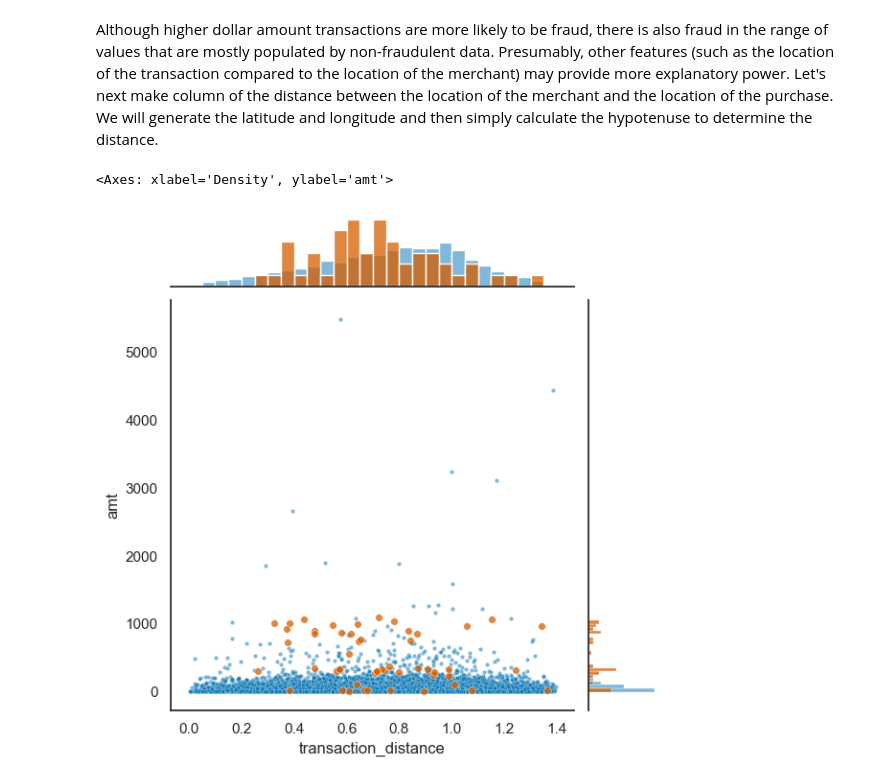
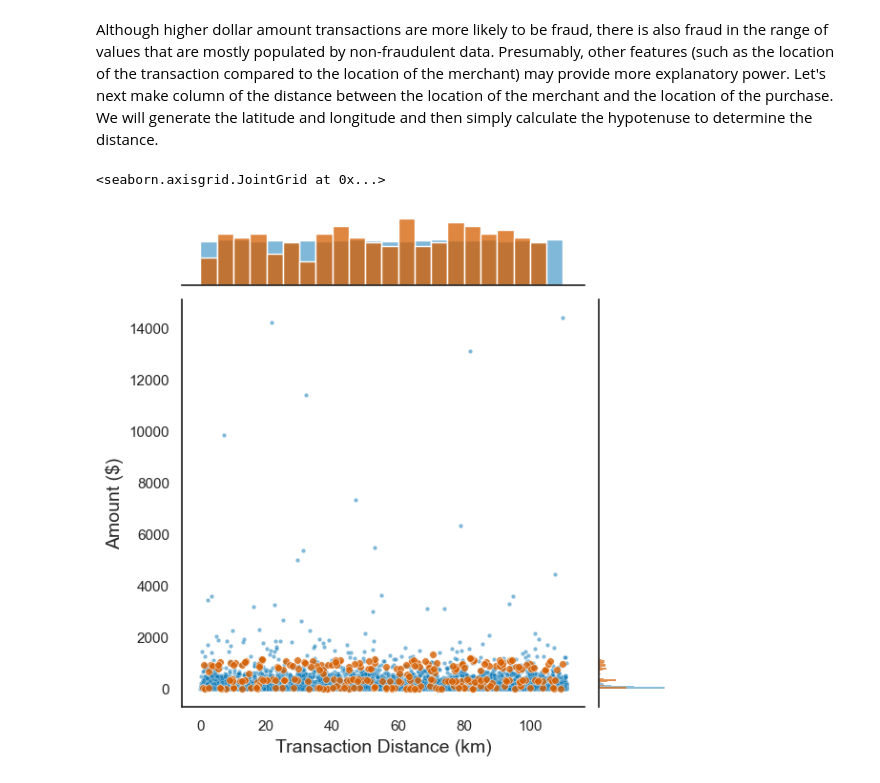
Before and after one commit to obaidkhurram/credit_fraud_detection, a Jupyter notebook: creditfraud.ipynb, the cells around one changed output. Saved outputs shown, nothing was run; the diff lists cells and outputs as text; code cells hidden in the pictures.

```diff
--- a/creditfraud.ipynb
+++ b/creditfraud.ipynb
@@ -7,11 +15,6 @@ This dataset consists of credit card transactions in the western United States.
 # %%
-import pandas as pd
-import numpy as np
-
-import matplotlib.pyplot as plt
-import seaborn as sns
-
-ccf = pd.read_csv('credit_card_fraud.csv')
+# Load data
+ccf = pd.read_csv('credit_card_fraud.csv',parse_dates=['trans_date_trans_time'])
 ccf.head(100)
 
 ccf.info()
@@ -105,15 +125,18 @@ Text(0.5, 1.0, '')
 # %% [markdown]
 Although higher dollar amount transactions are more likely to be fraud, there is also fraud in the range of values that are mostly populated by non-fraudulent data. Presumably, other features (such as the location of the transaction compared to the location of the merchant) may provide more explanatory power. Let's next make column of the distance between the location of the merchant and the location of the purchase. We will generate the latitude and longitude and then simply calculate the hypotenuse to determine the distance.
 # %%
-ccf['lat_diff'] = ccf['lat'] - ccf['merch_lat']
-ccf['lon_diff'] = ccf['long'] - ccf['merch_long']
+# 40,075 km / 360 degrees = 111 km per degree of latitude
+ccf['lat_diff'] = (ccf['lat'] - ccf['merch_lat']) * 111
+# Longitude – conversion to radians and determine the distance based on where you are on earth
+# Note that at the equator, 1 degree = 111 km, same as latitude. However, as you move towards the poles this gets shorter. This latitude difference can be adjusted for in the longitude calculation
+ccf['lon_diff'] = (ccf['long'] - ccf['merch_long']) * np.deg2rad(1) * 111 * np.cos(np.deg2rad(ccf['merch_lat']))
 # Calculate hypotenuse
-ccf['transaction_distance'] = np.sqrt(ccf['lat_diff']**2 + ccf['lon_diff']**2)
-# Stratified sampling
-num_samples = 10000
+ccf['transaction_distance'] = np.sqrt(ccf['lat_diff'] ** 2 + ccf['lon_diff'] ** 2)
+# Stratified sampling to look at representative subset of data.
+num_samples = 50000
 fraud_samples = int(num_samples * percent_fraud/100)
 nonfraud_samples = num_samples - fraud_samples
-
+# Separate fraud and non-fraud
 fraud_sample = ccf[ccf['is_fraud']==1].sample(n=fraud_samples,random_state=21)
 nonfraud_sample = ccf[ccf['is_fraud']==0].sample(n=nonfraud_samples,random_state=21)
 # Concatenate fraud and non-fraud samples
@@ -122,41 +145,41 @@ ccf_sample = pd.concat([fraud_sample,nonfraud_sample])
 sns.set_context('notebook')
 sns.set_style('white')
 g = sns.JointGrid(data=ccf_sample,x='transaction_distance',y='amt',hue='is_fraud',)
-# g = g.plot_joint(sns.scatterplot, alpha=0.5)
-# g = g.plot_marginals(sns.histplot,kde=True)
+
 # Plot non-fraudulent transactions first with smaller points and lower alpha
 sns.scatterplot(data=ccf_sample[ccf_sample['is_fraud'] == 0], x='transaction_distance', y='amt',
                 ax=g.ax_joint, color=nonfraudcolor, alpha=0.5, s=10)
 
-# Overlay with fraudulent transactions with larger points and higher alpha
+# Overlay with fraudulent transactions with larger points and higher alpha for better visibility
 sns.scatterplot(data=ccf_sample[ccf_sample['is_fraud'] == 1], x='transaction_distance', y='amt',
-                ax=g.ax_joint, color=fraudcolor, alpha=0.75, s=30)
+                ax=g.ax_joint, color=fraudcolor, alpha=0.8, s=30)
 
-
+dist_binsize = 5 # in km
 # Plot histograms with density on the margins for non-fraudulent transactions
 sns.histplot(data=ccf_sample[ccf_sample['is_fraud'] == 0],
              x='transaction_distance',
              ax=g.ax_marg_x,
              stat='density',
              color=nonfraudcolor, alpha=0.5,
-             bins = np.arange(0,ccf_sample[ccf_sample['is_fraud'] == 0]['transaction_distance'].max(),0.05))
+             bins = np.arange(0,ccf_sample[ccf_sample['is_fraud'] == 0]['transaction_distance'].max(),dist_binsize))
 sns.histplot(data=ccf_sample[ccf_sample['is_fraud'] == 0], y='amt',
              ax=g.ax_marg_y,
              stat='density',
              color=nonfraudcolor, alpha=0.5,
              bins = np.arange(0,ccf_sample[ccf_sample['is_fraud'] == 0]['amt'].max(),50))
 
 # Overlay with histograms with density on the margins for fraudulent transactions
 sns.histplot(data=ccf_sample[ccf_sample['is_fraud'] == 1], x='transaction_distance',
              ax=g.ax_marg_x,
              stat='density',
              color=fraudcolor, alpha=0.75,
-             bins = np.arange(0,ccf_sample[ccf_sample['is_fraud'] == 1]['transaction_distance'].max(),0.05))
+             bins = np.arange(0,ccf_sample[ccf_sample['is_fraud'] == 1]['transaction_distance'].max(),dist_binsize))
 sns.histplot(data=ccf_sample[ccf_sample['is_fraud'] == 1], y='amt',
              ax=g.ax_marg_y,
              stat='density',
              color=fraudcolor, alpha=0.75,
              bins = np.arange(0,ccf_sample[ccf_sample['is_fraud'] == 1]['amt'].max(),50))
+g.set_axis_labels(ylabel='Amount ($)',xlabel='Transaction Distance (km)',fontsize = 14)
 # %% [output]
-<Axes: xlabel='Density', ylabel='amt'>
+<seaborn.axisgrid.JointGrid at 0x...>
-[figure, old version]
+[figure, new version]
```
Also changed, not shown: parts of 5 cells of this notebook.
